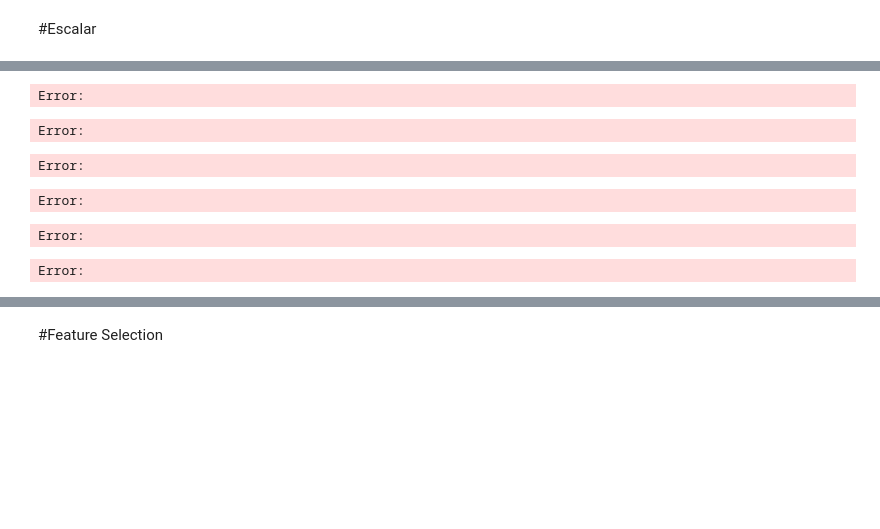
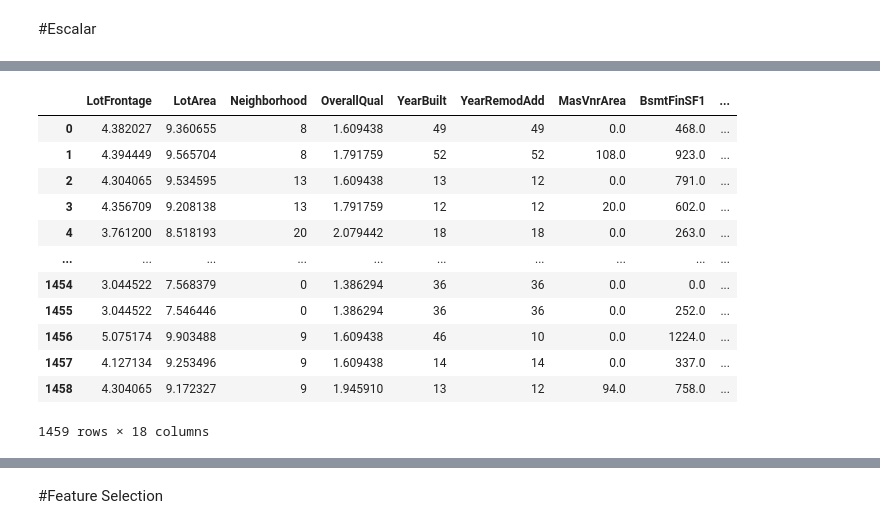
Before and after one commit to elopezfilippini/BostonHousePricing, a Jupyter notebook: Produccion_de_Chicago_Prices_EDA.ipynb, the cells around one changed output, grey strips where cells are left out. Drawn from its saved outputs; the diff is of its cells as text; code cells hidden in the pictures; blank space fills up the shorter version.

```diff
--- a/Produccion_de_Chicago_Prices_EDA.ipynb
+++ b/Produccion_de_Chicago_Prices_EDA.ipynb
@@ -308,4 +615,13 @@ Error:
+# %%
+import pickle
+
+pickle.dump(log_transform,open("logtransform.pkl","wb") )
+
+picklelog=pickle.load(open("logtransform.pkl","rb"))
 # %%
-for feature in variablessincero:
-  df[feature]=np.log(df[feature])
-  dftest[feature]=np.log(dftest[feature]) # Aplicacion al test
+# for feature in variablessincero:
+#   df[feature]=np.log(df[feature])
+#   dftest[feature]=np.log(dftest[feature]) # Aplicacion al test
+
+df= picklelog(df)
+dftest= picklelog(dftest)
@@ -418,28 +784,30 @@ Error:
 data = pd.concat([df[['Id', 'SalePrice']].reset_index(drop=True),
                     pd.DataFrame(scaler.transform(df[feature_scales]), columns=feature_scales)],
                     axis=1)
-# %% [output]
-Error:
 # %%
 data.to_csv('X_train.csv',index=False)
-# %% [output]
-Error:
 # %%
 testid = dftest["Id"]
-# %% [output]
-Error:
 # %%
-dftest[feature_scale]
+dftest[feature_scales]
 # %% [output]
+|  | LotFrontage | LotArea | Neighborhood | OverallQual | YearBuilt | YearRemodAdd | MasVnrArea | BsmtFinSF1 | ... |
+| 0 | 4.382027 | 9.360655 | 8 | 1.609438 | 49 | 49 | 0.0 | 468.0 | ... |
+| 1 | 4.394449 | 9.565704 | 8 | 1.791759 | 52 | 52 | 108.0 | 923.0 | ... |
+| 2 | 4.304065 | 9.534595 | 13 | 1.609438 | 13 | 12 | 0.0 | 791.0 | ... |
+| 3 | 4.356709 | 9.208138 | 13 | 1.791759 | 12 | 12 | 20.0 | 602.0 | ... |
+| 4 | 3.761200 | 8.518193 | 20 | 2.079442 | 18 | 18 | 0.0 | 263.0 | ... |
+| ... | ... | ... | ... | ... | ... | ... | ... | ... | ... |
+| 1454 | 3.044522 | 7.568379 | 0 | 1.386294 | 36 | 36 | 0.0 | 0.0 | ... |
+| 1455 | 3.044522 | 7.546446 | 0 | 1.386294 | 36 | 36 | 0.0 | 252.0 | ... |
+| 1456 | 5.075174 | 9.903488 | 9 | 1.609438 | 46 | 10 | 0.0 | 1224.0 | ... |
+| 1457 | 4.127134 | 9.253496 | 9 | 1.609438 | 14 | 14 | 0.0 | 337.0 | ... |
+| 1458 | 4.304065 | 9.172327 | 9 | 1.945910 | 13 | 12 | 94.0 | 758.0 | ... |
-Error:
+1459 rows × 18 columns
 # %%
 test =  pd.DataFrame(scaler.transform(dftest[feature_scales]), columns=feature_scales)
-# %% [output]
-Error:
 # %%
 X_train=data
-# %% [output]
-Error:
 # %%
 from sklearn.linear_model import Lasso
 from sklearn.feature_selection import SelectFromModel
```
Also changed, not shown: parts of 118 cells of this notebook, 8 other files.
